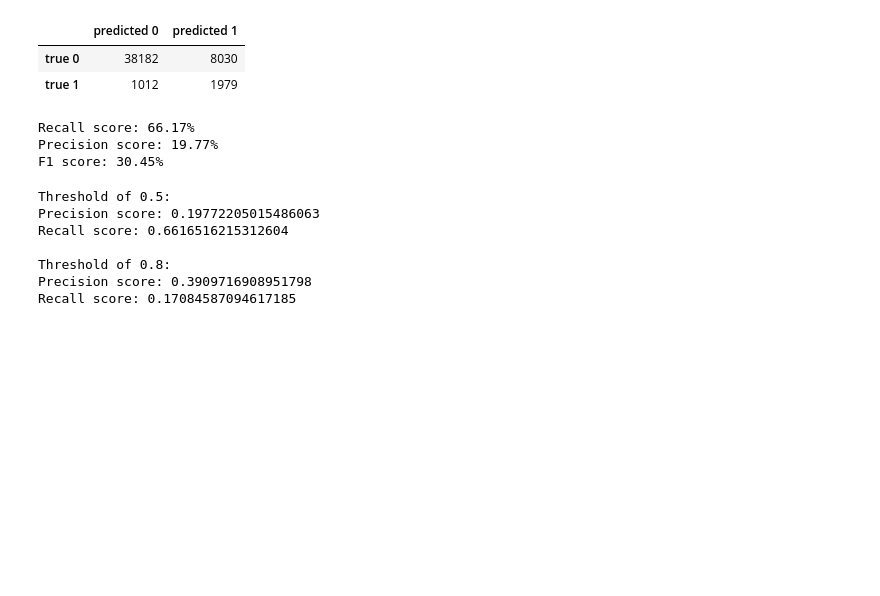
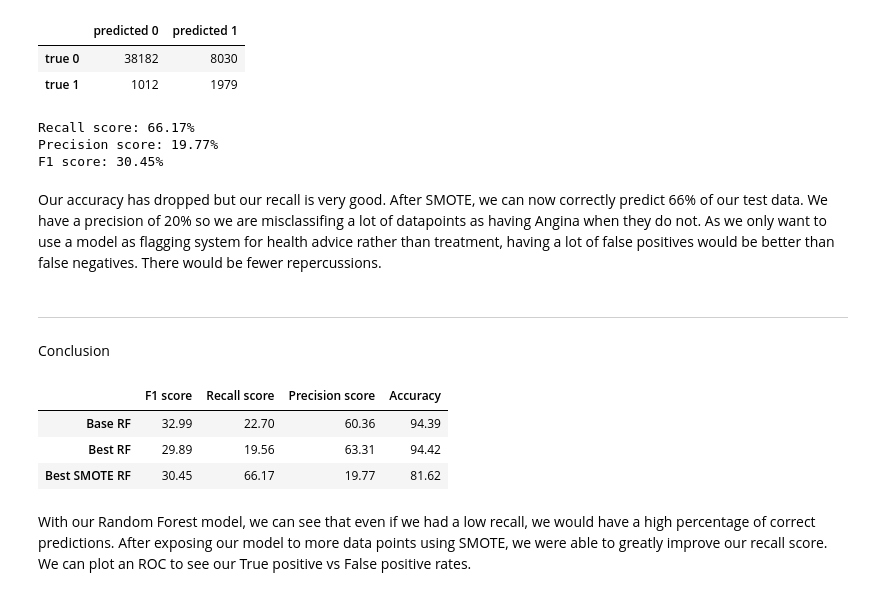
Before and after one commit to Tasnimacj/Capstone_Heart_Prediction, a Jupyter notebook: notebooks/06-random-forest.ipynb, the cells around one changed output. Cells and saved outputs as stored; diff of their text form; code cells hidden in the pictures; blank space fills up the shorter version.

```diff
--- a/notebooks/06-random-forest.ipynb
+++ b/notebooks/06-random-forest.ipynb
@@ -72,3 +95,8 @@ print(f'F1 score: {f1_score(y_test, y_test_pred)*100:0.2f}%')
 Recall score: 22.70%
 Precision score: 60.36%
 F1 score: 32.99%
+# %%
+base_r = round(recall_score(y_test, y_test_pred)*100, 2)
+base_p = round(precision_score(y_test, y_test_pred)*100, 2)
+base_f1 = round(f1_score(y_test, y_test_pred)*100, 2)
+base_a = round(random_forest_model.score(X_test, y_test)*100,2)
@@ -215,0 +203,5 @@ SMOTE
+# %%
+best_r = round(recall_score(y_test, y_test_pred)*100, 2)
+best_p = round(precision_score(y_test, y_test_pred)*100, 2)
+best_f1 = round(f1_score(y_test, y_test_pred)*100, 2)
+best_a = round(fittedgrid.score(X_test, y_test)*100,2)
@@ -325,28 +330,10 @@ Best accuracy on the test set: 0.8162307176391683
 Recall score: 66.17%
 Precision score: 19.77%
 F1 score: 30.45%
-# %%
-y_proba = fittedgrid_sm.best_estimator_.predict_proba(X_test)[:,1]
-
-# precision and recall for default (0.5) cut-off
-y_threshold = np.where(y_proba > 0.5, 1, 0)
-
-print("Threshold of 0.5:")
-print(f"Precision score: {precision_score(y_test, y_threshold)}")
-print(f"Recall score: {recall_score(y_test, y_threshold)}",'\n')
-
-
-# higher cut-off (0.8)
-y_threshold = np.where(y_proba > 0.8, 1, 0)
-
-print("Threshold of 0.8:")
-print(f"Precision score: {precision_score(y_test, y_threshold)}")
-print(f"Recall score: {recall_score(y_test, y_threshold)}")
-# %% [output]
-Threshold of 0.5:
-Precision score: 0.19772205015486063
-Recall score: 0.6616516215312604
-
-Threshold of 0.8:
-Precision score: 0.3909716908951798
-Recall score: 0.17084587094617185
+# %%
+best_sm_r = round(recall_score(y_test, y_test_pred)*100, 2)
+best_sm_p = round(precision_score(y_test, y_test_pred)*100, 2)
+best_sm_f1 = round(f1_score(y_test, y_test_pred)*100, 2)
+best_sm_a = round(fittedgrid_sm.score(X_test, y_test)*100,2)
+# %% [markdown]
+Our accuracy has dropped but our recall is very good. After SMOTE, we can now correctly predict 66% of our test data. We have a precision of 20% so we are misclassifing a lot of datapoints as having Angina when they do not. As we only want to use a model as flagging system for health advice rather than treatment, having a lot of false positives would be better than false negatives. There would be fewer repercussions.
@@ -353 +345,28 @@ Recall score: 0.17084587094617185
+# %% [markdown]
+___
+
+
+Conclusion
+# %%
+data = {'F1 score' :[base_f1, best_f1, best_sm_f1],
+       'Recall score':[base_r, best_r, best_sm_r],
+       'Precision score':[base_p, best_p, best_sm_p],
+       'Accuracy':[base_a, best_a, best_sm_a]}
+
+
+scores = pd.DataFrame(
+    data = data,
+    index = ['Base RF', 'Best RF', 'Best SMOTE RF'],
+    columns = ['F1 score','Recall score', 'Precision score', 'Accuracy']
+)
+# %%
+scores
+# %% [output]
+|  | F1 score | Recall score | Precision score | Accuracy |
+| Base RF | 32.99 | 22.70 | 60.36 | 94.39 |
+| Best RF | 29.89 | 19.56 | 63.31 | 94.42 |
+| Best SMOTE RF | 30.45 | 66.17 | 19.77 | 81.62 |
+# %% [markdown]
+With our Random Forest model, we can see that even if we had a low recall, we would have a high percentage of correct predictions. After exposing our model to more data points using SMOTE, we were able to greatly improve our recall score.
+We can plot an ROC to see our True positive vs False positive rates.
 # %%
```
Also changed, not shown: parts of 27 cells of this notebook, 2 other files.
